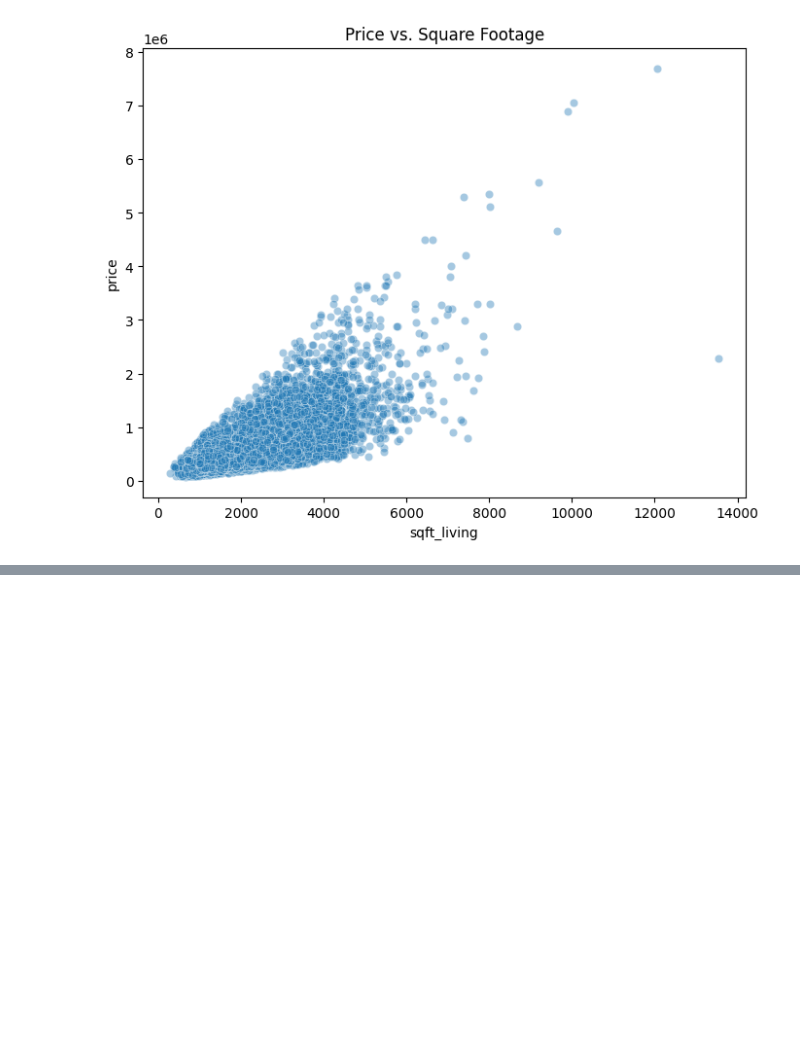
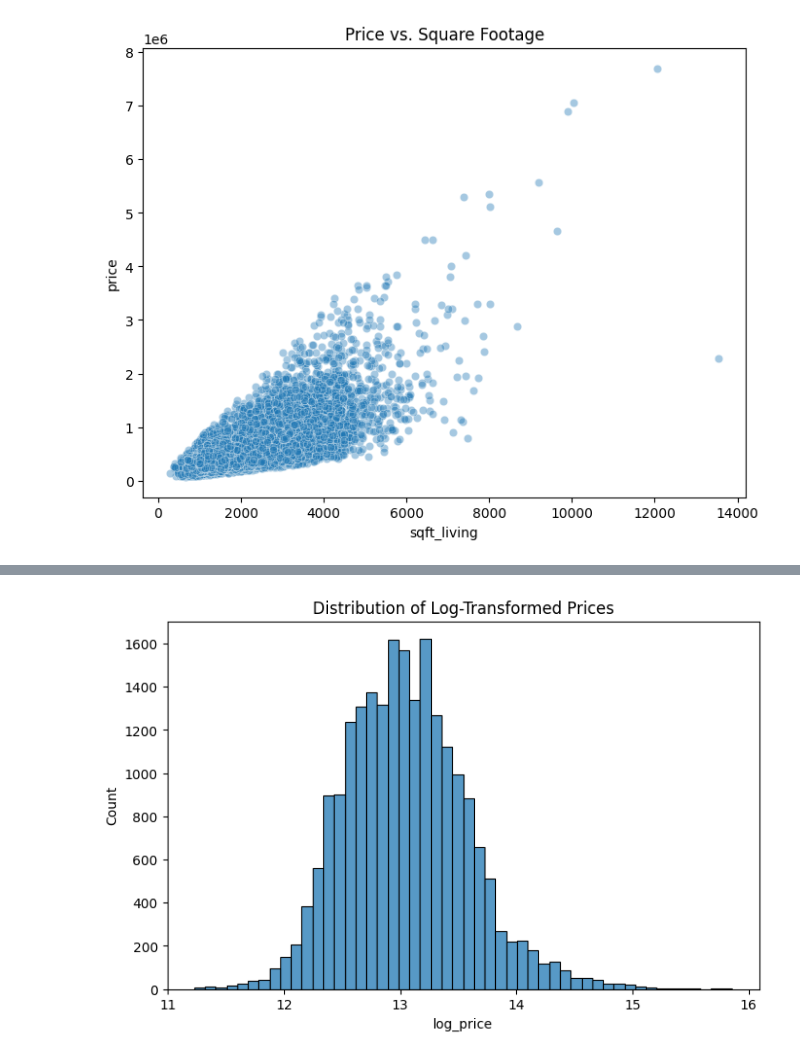
Before and after one commit to MKlim22/house-price-prediction, a Jupyter notebook: notebooks/02_exploratory_data_analysis.ipynb, the cells around one changed output, grey strips where cells are left out. Drawn from its saved outputs; the diff is of its cells as text; code cells hidden in the pictures; blank space fills up the shorter version.

```diff
--- a/notebooks/02_exploratory_data_analysis.ipynb
+++ b/notebooks/02_exploratory_data_analysis.ipynb
@@ -82,0 +146,9 @@ However, the variance of prices increasesfor larger properties, suggesting heter
+# %%
+df["log_price"] = np.log(df["price"])
+# %%
+plt.figure(figsize=(8, 5))
+sns.histplot(df["log_price"], bins=50)
+plt.title("Distribution of Log-Transformed Prices")
+plt.show()
+# %% [output]
+[figure, added]
```
Also changed, not shown: parts of 11 cells of this notebook.
